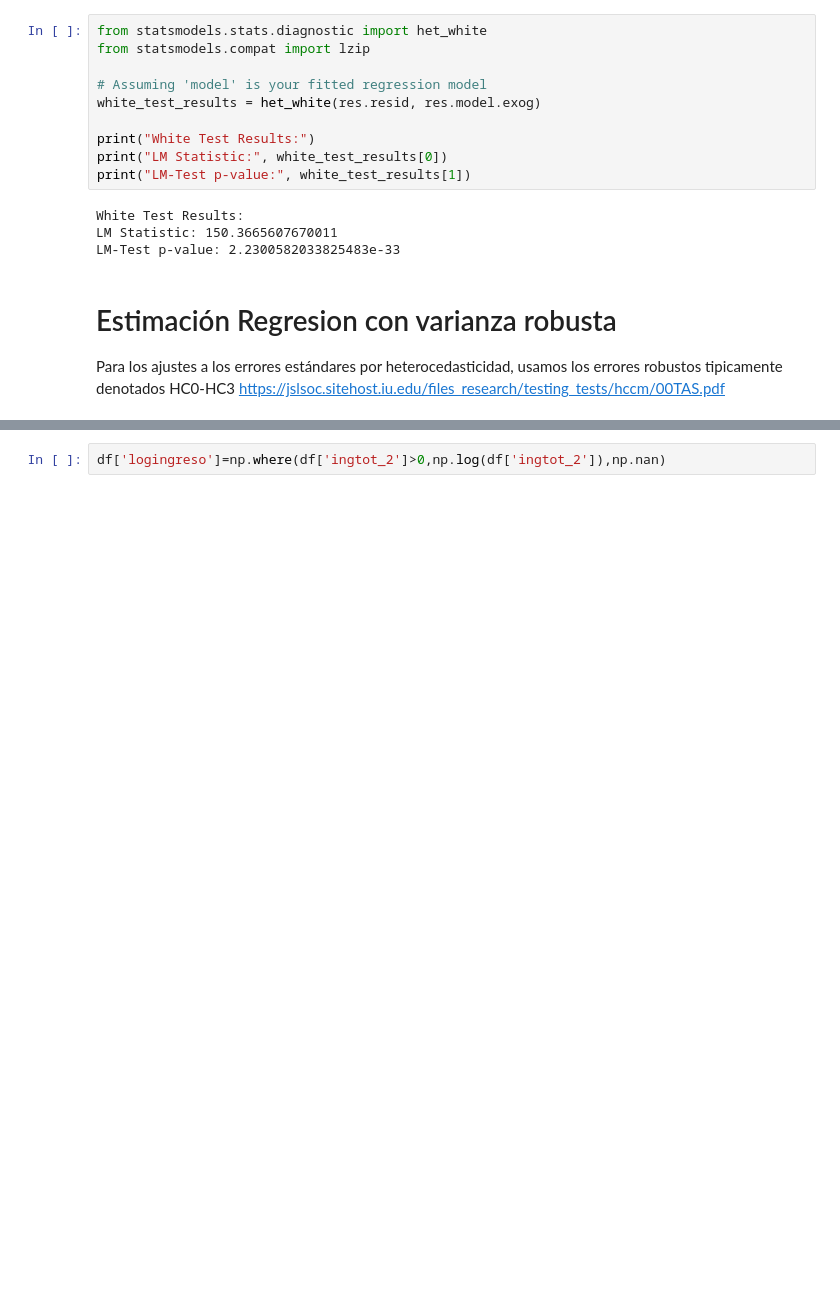
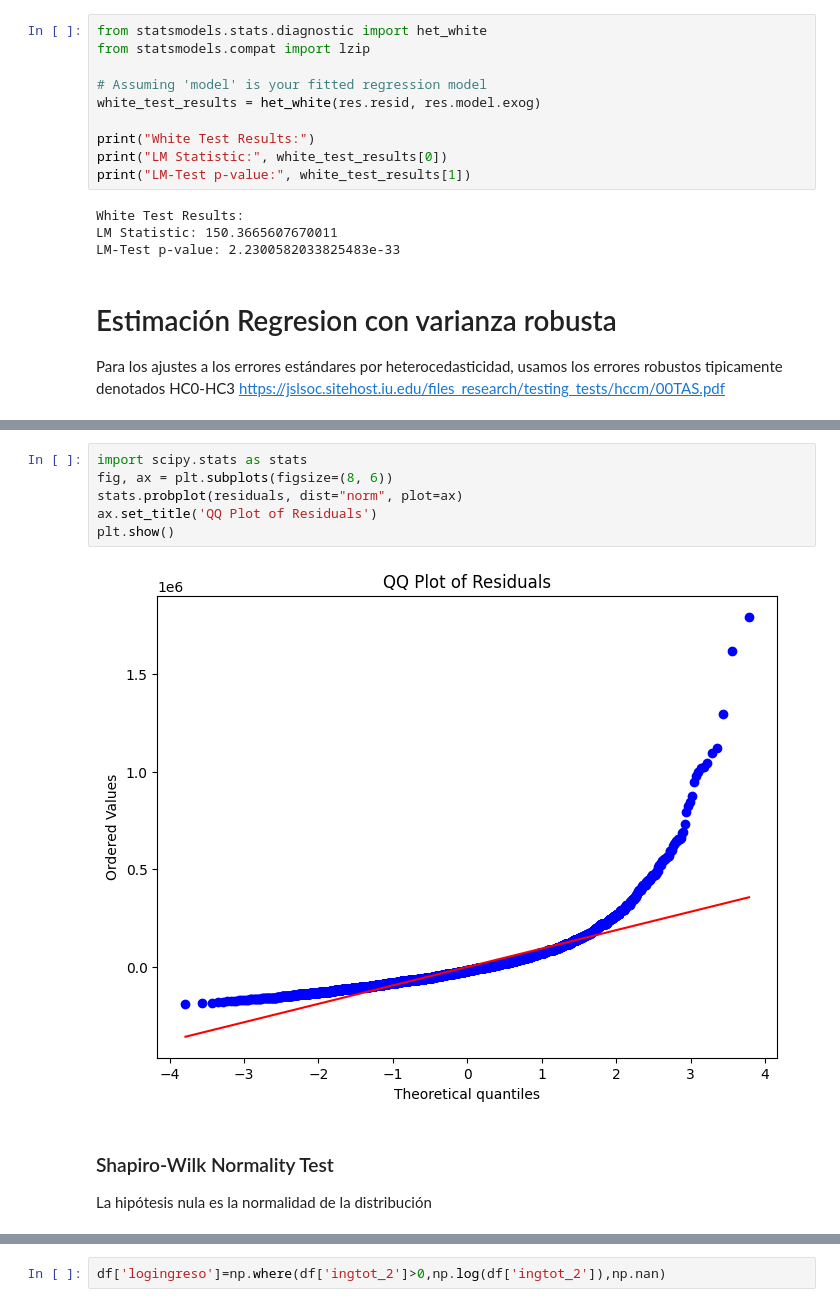
Before and after one commit to rpasquini/econometria-iae, a Jupyter notebook: OLS_2_Ajuste_Propiedades_Test_de_Hipótesis.ipynb, the cells around one changed output, grey strips where cells are left out. Saved outputs shown, nothing was run; the diff lists cells and outputs as text; blank space fills up the shorter version.

```diff
--- a/OLS_2_Ajuste_Propiedades_Test_de_Hipótesis.ipynb
+++ b/OLS_2_Ajuste_Propiedades_Test_de_Hipótesis.ipynb
@@ -372,0 +380,11 @@ Notes:
+# %%
+import scipy.stats as stats
+fig, ax = plt.subplots(figsize=(8, 6))
+stats.probplot(residuals, dist="norm", plot=ax)
+ax.set_title('QQ Plot of Residuals')
+plt.show()
+# %% [output]
+[figure, added]
+# %% [markdown]
+### Shapiro-Wilk Normality Test
+La hipótesis nula es la normalidad de la distribución
```
Also changed, not shown: parts of 19 cells of this notebook.
